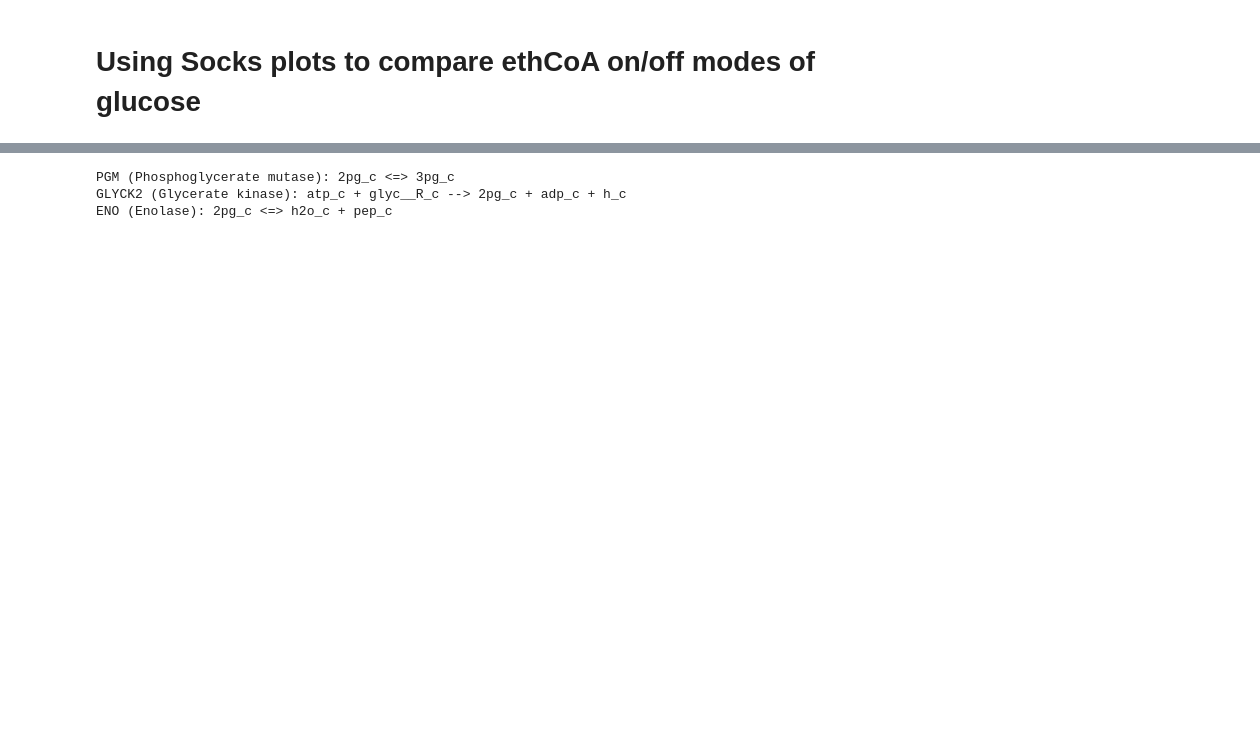
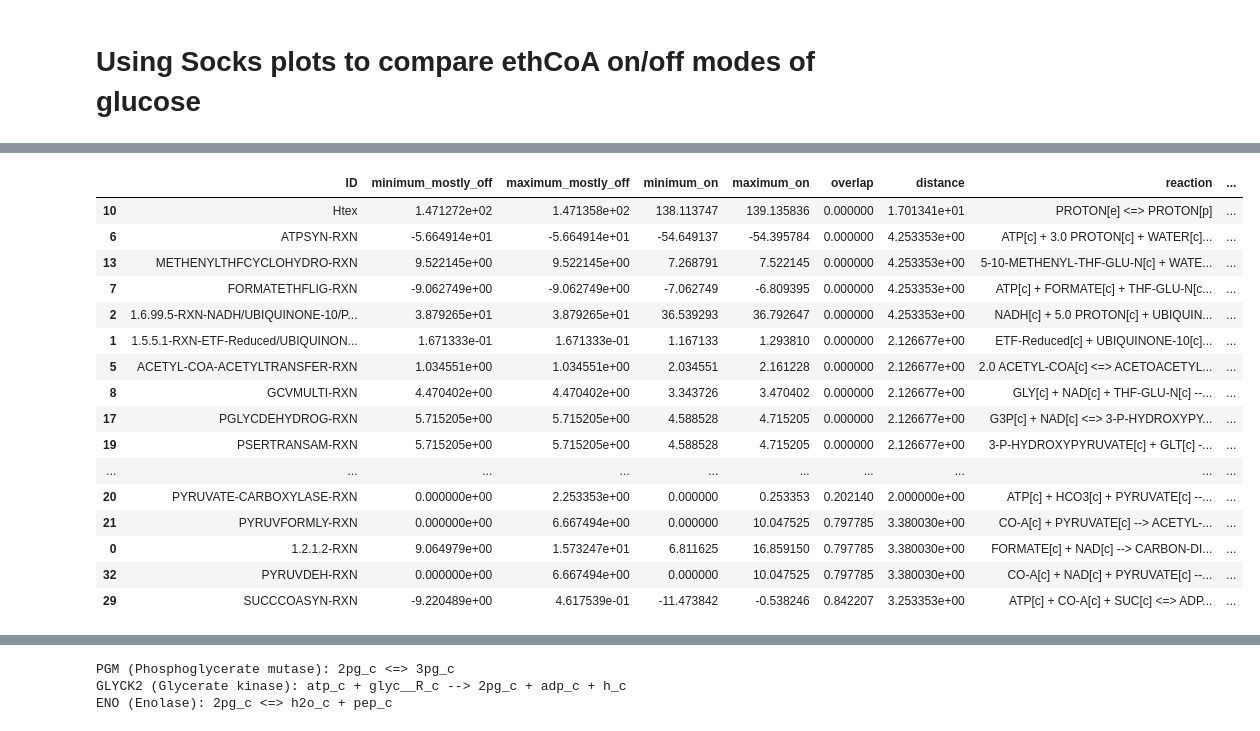
Before and after one commit to C-CoMP-STC/rpom-fba, a Jupyter notebook: figures/ethylmalonyl-CoA-pwy.ipynb, the cells around one changed output, grey strips where cells are left out. Cells and saved outputs as stored; diff of their text form; code cells hidden in the pictures; blank space fills up the shorter version.

```diff
--- a/figures/ethylmalonyl-CoA-pwy.ipynb
+++ b/figures/ethylmalonyl-CoA-pwy.ipynb
@@ -1229,0 +1235,56 @@ fva
+# %%
+import pandas as pd
+
+comp_fva = mostly_off_fva.join(
+    on_fva, how="outer", lsuffix="_mostly_off", rsuffix="_on")
+
+# Calculate proportion of overlap between the two ranges
+overlap = [
+    max(min(row["maximum_mostly_off"], row["maximum_on"]) -
+        max(row["minimum_mostly_off"], row["minimum_on"]),
+        0)
+    for _, row in comp_fva.iterrows()]
+total_length = [
+    row["maximum_mostly_off"] - row["minimum_mostly_off"] + row["maximum_on"] - row["minimum_on"]
+    for _, row in comp_fva.iterrows()
+]
+comp_fva["overlap"] = [2 * o / l for o, l in zip(overlap, total_length)]
+
+# Calculate "distance" between the two ranges abs(min1 - min2) + abs(max1 - max2)
+distance = [
+    abs(row["minimum_mostly_off"] - row["minimum_on"]) +
+    abs(row["maximum_mostly_off"] - row["maximum_on"])
+    for _, row in comp_fva.iterrows()
+]
+comp_fva["distance"] = distance
+
+# Filter to only include reactions with overlap < 0.9, distance > 0.1
+comp_fva = comp_fva[(comp_fva["overlap"] < 0.9) & (comp_fva["distance"] > 0.000000001)]
+
+# Add reaction information
+comp_fva = comp_fva.reset_index().rename(columns={"index": "ID"})
+comp_fva["reaction"] = [model.reactions.get_by_id(rxn).reaction for rxn in comp_fva["ID"]]
+comp_fva["pathways"] = [model.reactions.get_by_id(rxn).annotation.get("pathways", []) for rxn in comp_fva["ID"]]
+
+# Sort
+comp_fva = comp_fva.sort_values("distance", ascending=False).sort_values("overlap", ascending=True)
+comp_fva.to_clipboard(index=False)
+comp_fva
+# %% [output]
+|  | ID | minimum_mostly_off | maximum_mostly_off | minimum_on | maximum_on | overlap | distance | reaction | ... |
+| 10 | Htex | 1.471272e+02 | 1.471358e+02 | 138.113747 | 139.135836 | 0.000000 | 1.701341e+01 | PROTON[e] <=> PROTON[p] | ... |
+| 6 | ATPSYN-RXN | -5.664914e+01 | -5.664914e+01 | -54.649137 | -54.395784 | 0.000000 | 4.253353e+00 | ATP[c] + 3.0 PROTON[c] + WATER[c]... | ... |
+| 13 | METHENYLTHFCYCLOHYDRO-RXN | 9.522145e+00 | 9.522145e+00 | 7.268791 | 7.522145 | 0.000000 | 4.253353e+00 | 5-10-METHENYL-THF-GLU-N[c] + WATE... | ... |
+| 7 | FORMATETHFLIG-RXN | -9.062749e+00 | -9.062749e+00 | -7.062749 | -6.809395 | 0.000000 | 4.253353e+00 | ATP[c] + FORMATE[c] + THF-GLU-N[c... | ... |
+| 2 | 1.6.99.5-RXN-NADH/UBIQUINONE-10/P... | 3.879265e+01 | 3.879265e+01 | 36.539293 | 36.792647 | 0.000000 | 4.253353e+00 | NADH[c] + 5.0 PROTON[c] + UBIQUIN... | ... |
+| 1 | 1.5.5.1-RXN-ETF-Reduced/UBIQUINON... | 1.671333e-01 | 1.671333e-01 | 1.167133 | 1.293810 | 0.000000 | 2.126677e+00 | ETF-Reduced[c] + UBIQUINONE-10[c]... | ... |
+| 5 | ACETYL-COA-ACETYLTRANSFER-RXN | 1.034551e+00 | 1.034551e+00 | 2.034551 | 2.161228 | 0.000000 | 2.126677e+00 | 2.0 ACETYL-COA[c] <=> ACETOACETYL... | ... |
+| 8 | GCVMULTI-RXN | 4.470402e+00 | 4.470402e+00 | 3.343726 | 3.470402 | 0.000000 | 2.126677e+00 | GLY[c] + NAD[c] + THF-GLU-N[c] --... | ... |
+| 17 | PGLYCDEHYDROG-RXN | 5.715205e+00 | 5.715205e+00 | 4.588528 | 4.715205 | 0.000000 | 2.126677e+00 | G3P[c] + NAD[c] <=> 3-P-HYDROXYPY... | ... |
+| 19 | PSERTRANSAM-RXN | 5.715205e+00 | 5.715205e+00 | 4.588528 | 4.715205 | 0.000000 | 2.126677e+00 | 3-P-HYDROXYPYRUVATE[c] + GLT[c] -... | ... |
+| ... | ... | ... | ... | ... | ... | ... | ... | ... | ... |
+| 20 | PYRUVATE-CARBOXYLASE-RXN | 0.000000e+00 | 2.253353e+00 | 0.000000 | 0.253353 | 0.202140 | 2.000000e+00 | ATP[c] + HCO3[c] + PYRUVATE[c] --... | ... |
+| 21 | PYRUVFORMLY-RXN | 0.000000e+00 | 6.667494e+00 | 0.000000 | 10.047525 | 0.797785 | 3.380030e+00 | CO-A[c] + PYRUVATE[c] --> ACETYL-... | ... |
+| 0 | 1.2.1.2-RXN | 9.064979e+00 | 1.573247e+01 | 6.811625 | 16.859150 | 0.797785 | 3.380030e+00 | FORMATE[c] + NAD[c] --> CARBON-DI... | ... |
+| 32 | PYRUVDEH-RXN | 0.000000e+00 | 6.667494e+00 | 0.000000 | 10.047525 | 0.797785 | 3.380030e+00 | CO-A[c] + NAD[c] + PYRUVATE[c] --... | ... |
+| 29 | SUCCCOASYN-RXN | -9.220489e+00 | 4.617539e-01 | -11.473842 | -0.538246 | 0.842207 | 3.253353e+00 | ATP[c] + CO-A[c] + SUC[c] <=> ADP... | ... |
```
Also changed, not shown: parts of 44 cells of this notebook, 11 other files.
